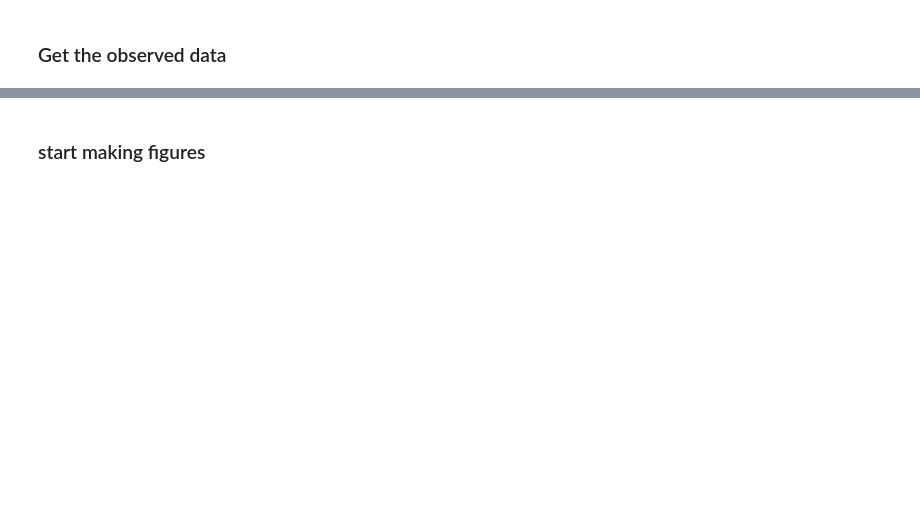
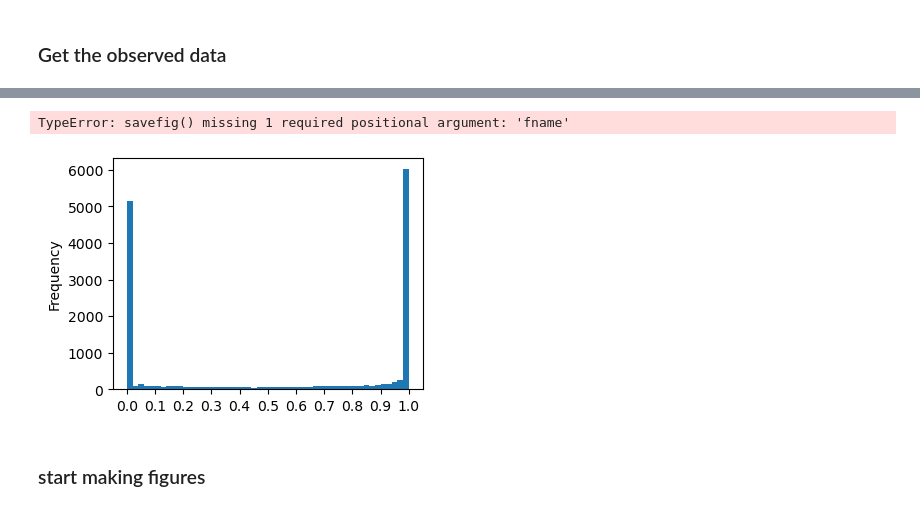
Before and after one commit to bsu-wrudisill/CRF_UCRB, a Jupyter notebook: cre_decompose.ipynb, the cells around one changed output, grey strips where cells are left out. Saved outputs shown, nothing was run; the diff lists cells and outputs as text; code cells hidden in the pictures; blank space fills up the shorter version.

```diff
--- a/cre_decompose.ipynb
+++ b/cre_decompose.ipynb
@@ -74,3 +106,11 @@ inv_temp = (sond.temp.sel(level=0) - sond.temp.sel(level=18)).to_pandas().reinde
+# %%
+fig,ax=plt.subplots(figsize=(4,3))
+(master_df.cloud_present/100).plot.hist(bins=50, ax=ax)
+ax.set_xticks(np.arange(0,1.1,.1))
+plt.savefig()
+# %% [output]
+TypeError: savefig() missing 1 required positional argument: 'fname'
+[figure, added]
 # %% [markdown]
 ### start making figures
 # %%
```
Also changed, not shown: parts of 17 cells of this notebook, 13 other files.
